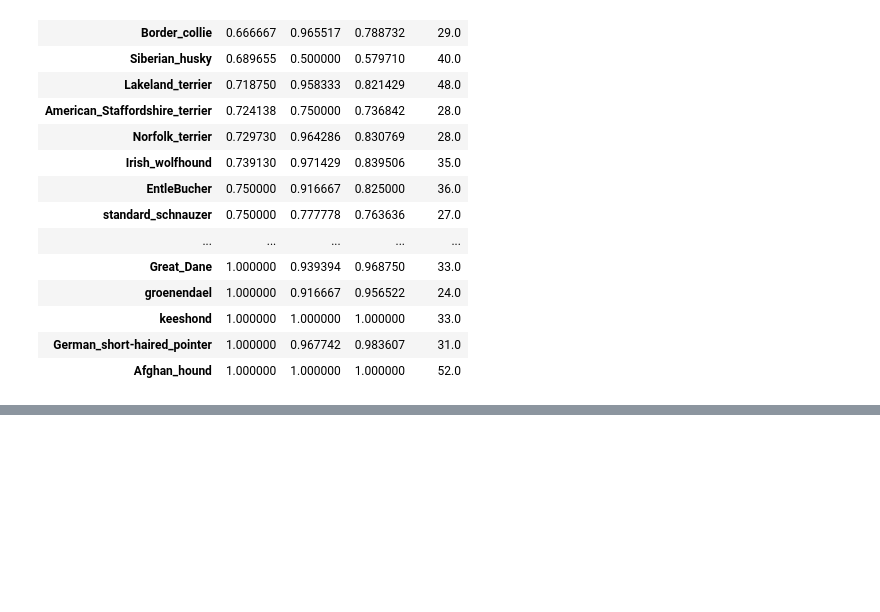
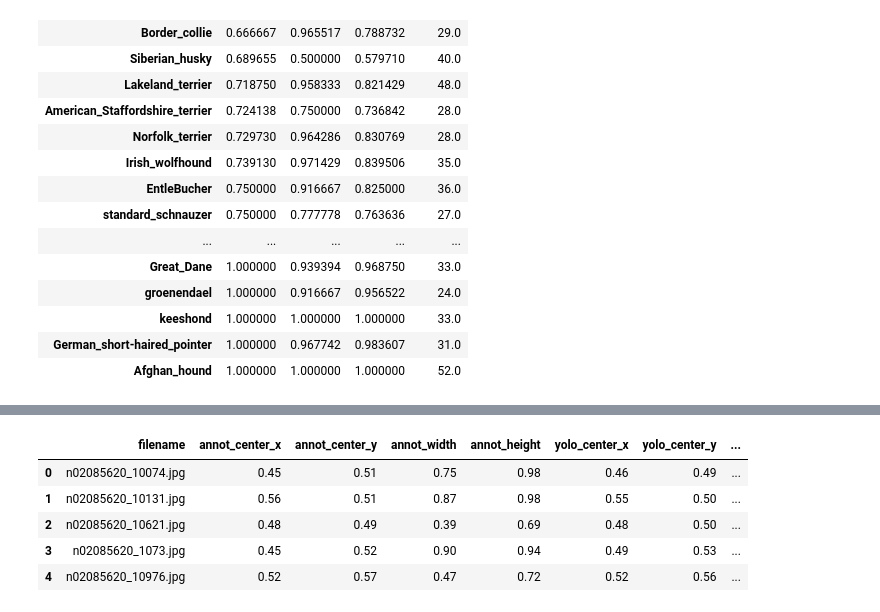
Before and after one commit to Adrian1903/Developpez-une-preuve-de-concept, a Jupyter notebook: dev/04_phase_2_cropped_report.ipynb, the cells around one changed output, grey strips where cells are left out. Cells and saved outputs as stored; diff of their text form; code cells hidden in the pictures; blank space fills up the shorter version.

```diff
--- a/dev/04_phase_2_cropped_report.ipynb
+++ b/dev/04_phase_2_cropped_report.ipynb
@@ -194,0 +332,10 @@ class_report_df.sort_values('precision')
+# %%
+eval_custom = round(pd.merge(results_custom, yolo_result, on='filename'), 2)
+eval_custom.head()
+# %% [output]
+|  | filename | annot_center_x | annot_center_y | annot_width | annot_height | yolo_center_x | yolo_center_y | ... |
+| 0 | n02085620_10074.jpg | 0.45 | 0.51 | 0.75 | 0.98 | 0.46 | 0.49 | ... |
+| 1 | n02085620_10131.jpg | 0.56 | 0.51 | 0.87 | 0.98 | 0.55 | 0.50 | ... |
+| 2 | n02085620_10621.jpg | 0.48 | 0.49 | 0.39 | 0.69 | 0.48 | 0.50 | ... |
+| 3 | n02085620_1073.jpg | 0.45 | 0.52 | 0.90 | 0.94 | 0.49 | 0.53 | ... |
+| 4 | n02085620_10976.jpg | 0.52 | 0.57 | 0.47 | 0.72 | 0.52 | 0.56 | ... |
```
Also changed, not shown: parts of 16 cells of this notebook, 1 other file.
